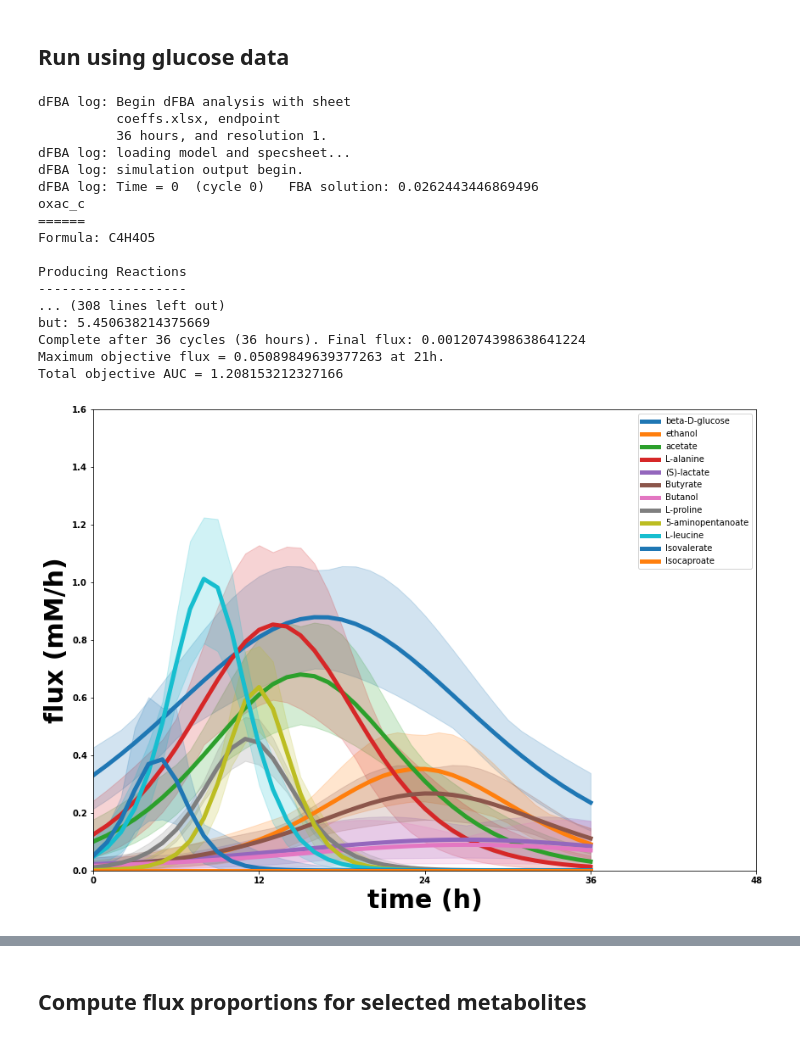
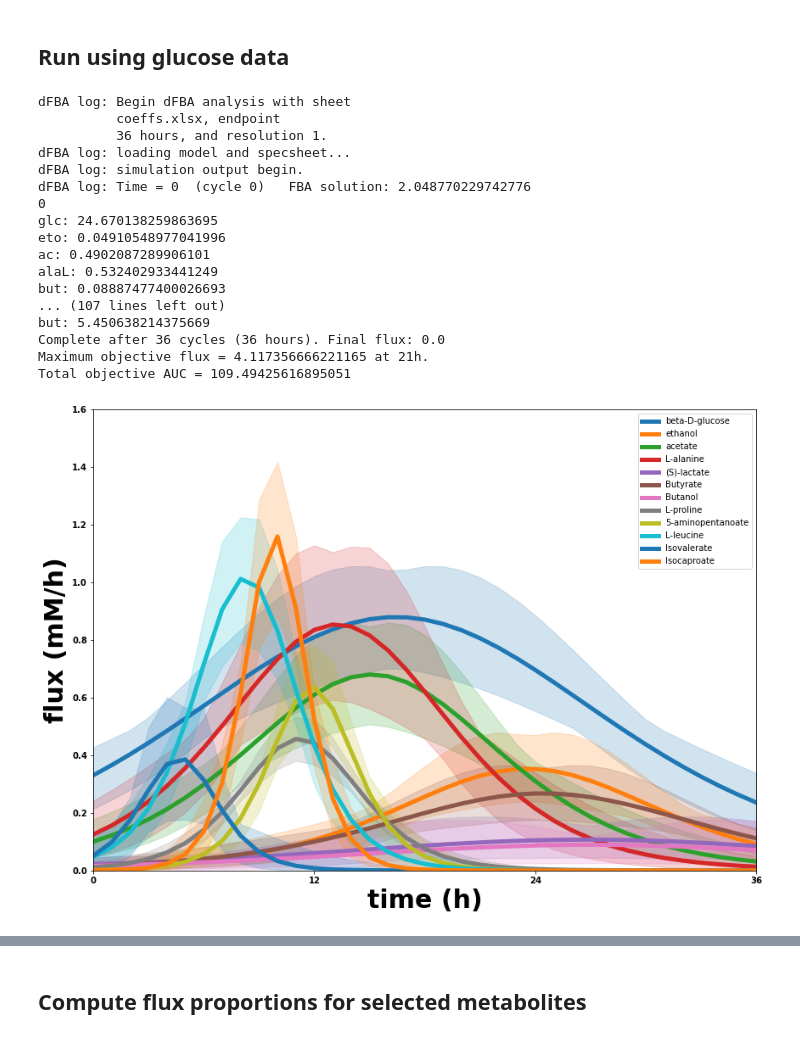
Before and after one commit to Massachusetts-Host-Microbiome-Center/nmr-cdiff, a Jupyter notebook: scripts/dfba/dfba.ipynb, the cells around one changed output, grey strips where cells are left out. Cells and saved outputs as stored; diff of their text form; code cells hidden in the pictures.

```diff
--- a/scripts/dfba/dfba.ipynb
+++ b/scripts/dfba/dfba.ipynb
@@ -110,7 +110,7 @@ def update_uptake_bounds(model, t, met, Ls, ks, x0s, Cs):
 # %% [markdown]
 ## Plot function
 # %%
-def areaplot(df, dl, du, t_max=48, y_max=1.5, ylabel='flux (mol/gDW/h)'):
+def areaplot(df, dl, du, t_max=36, y_max=1.5, ylabel='flux (mol/gDW/h)'):
     f = plt.figure(figsize=(14, 10), )#fontsize=30,
     ax = plt.axes(
         xticks=(range(0, t_max+1, 12)),
@@ -180,6 +180,16 @@ def dfba_main(specsheet, traced, modelfile='../../data/icdf843.json', t_max=48,
         if ko == 'alt':
             model.reactions.ID_336.upper_bound=0
             model.reactions.ID_336.lower_bound=0
+#             model.reactions.Sec_alaL.upper_bound=0
+            ko_met = ['alaL']
+        if ko == 'nh3':
+            model.reactions.Sec_nh3.upper_bound=0
+            ko_met = ['alaL']
+        if ko == 'N':
+            model.reactions.ID_336.upper_bound=0
+            model.reactions.ID_336.lower_bound=0
+            model.reactions.Sec_nh3.upper_bound=0
+            model.reactions.Sec_alaL.upper_bound=0
             ko_met = ['alaL']
         if ko == 'prdB':
             model.reactions.ID_314.upper_bound=0
@@ -200,6 +210,17 @@ def dfba_main(specsheet, traced, modelfile='../../data/icdf843.json', t_max=48,
 
 #     model.reactions.Sec_nh3.upper_bound=0.05
 #     model.reactions.Sec_alaL.upper_bound=1000
+
+    model.reactions.ID_508.lower_bound=0
+    model.reactions.ID_508.upper_bound=0
+    model.reactions.ID_71.lower_bound=0
+    model.reactions.ID_71.upper_bound=0
+    model.reactions.ID_220.lower_bound=0
+    model.reactions.ID_220.upper_bound=0
+    model.reactions.ID_753.lower_bound=0
+    model.reactions.ID_753.upper_bound=0
+    model.reactions.ID_217.lower_bound=0
+    model.reactions.ID_217.upper_bound=0
 
     model.objective = obj
     model.reactions.ATP_sink.upper_bound = 0
@@ -252,9 +273,19 @@ def dfba_main(specsheet, traced, modelfile='../../data/icdf843.json', t_max=48,
         else:
             for rid in traced:
                 rxnflux.at[t, model.reactions.get_by_id(rid).name] = abs(sol.fluxes[rid])
-        if i in [0, 6, 12, 24, 36, 48]:
-            print(model.metabolites.oxac_c.summary(solution=sol))
-#             print(model.metabolites.gluL_c.summary(solution=sol))
+        if i in [10]: # [0, 6, 12, 24, 36, 48]:
+            sol_v = fva(model, traced, fraction_of_optimum=0.995, loopless=True)
+            print(sol.fluxes['ATP_sink'])
+            print(model.metabolites.alaL_c.summary(solution=sol))
+            if 'ID_336' in sol_v.index:
+                print(sol_v.at['ID_336', 'minimum'])
+                print(sol_v.at['ID_336', 'maximum'])
+            print(model.reactions.ID_336.summary(fva=0.995))
+            print(model.metabolites.nh3_c.summary(solution=sol))
+            if 'ID_575' in sol_v.index:
+                print(sol_v.at['ID_575', 'minimum'])
+                print(sol_v.at['ID_575', 'maximum'])
+            print(model.reactions.ID_575.summary(fva=0.995))
 #             print(model.metabolites.glnL_c.summary(solution=sol))
             print("time = " + str(i))
             print(model.summary(solution=sol))
@@ -271,7 +302,7 @@ def dfba_main(specsheet, traced, modelfile='../../data/icdf843.json', t_max=48,
     plt.show()
     niceplot(uptakes, ylabel='flux (mM/h)')
     plt.show()
-    areaplot(signals, sign_lb, sign_ub, t_max=36, y_max=30, ylabel='concentration (mM/h)')
+    areaplot(signals, sign_lb, sign_ub, t_max=36, y_max=30, ylabel='concentration (mM)')
     plt.show()
 #     plt.savefig('../../data/uptakes.png')
     niceplot(signals, ylabel='concentration (mM)')
@@ -422,44 +453,44 @@ tracked_e = [
     "ID_36",
     "FHL2",
     "ID_280",
     "RNF-Complex",
     "ID_326",
     "ID_336",
     "ID_369",
     "ID_383",
     "BUK",
     "ID_660",
     "RXN-19534",
     "ICCoA-DHG-EB",
     "ID_314",
     "Ex_biomass",
     "ATP_sink",
 ]
 tracked = [tracked_e[i-1] for i in [1, 2, 3, 5, 7, 6, 8, 13, 14, 15, 10, 11, 12, 17]]
 dfba_main("../../data/coeffs.xlsx",
 # dfva_main("../../data/coeffs.xlsx",
           tracked,
           t_max=36,
           resolution=1,
-          obj="Ex_biomass",
-          ko='hadA'
+          obj="ATP_sink",
+          ko=None
          )
 # %% [output]
 dFBA log: Begin dFBA analysis with sheet
           coeffs.xlsx, endpoint
           36 hours, and resolution 1.
 dFBA log: loading model and specsheet...
 dFBA log: simulation output begin.
-dFBA log: Time = 0  (cycle 0)   FBA solution: 0.0262443446869496
-oxac_c
-======
-Formula: C4H4O5
-
-Producing Reactions
--------------------
-... (308 lines left out)
+dFBA log: Time = 0  (cycle 0)   FBA solution: 2.048770229742776
+0
+glc: 24.670138259863695
+eto: 0.04910548977041996
+ac: 0.4902087289906101
+alaL: 0.532402933441249
+but: 0.08887477400026693
+... (107 lines left out)
 but: 5.450638214375669
-Complete after 36 cycles (36 hours). Final flux: 0.0012074398638641224
-Maximum objective flux = 0.05089849639377263 at 21h.
-Total objective AUC = 1.208153212327166
+Complete after 36 cycles (36 hours). Final flux: 0.0
+Maximum objective flux = 4.117356666221165 at 21h.
+Total objective AUC = 109.49425616895051
-[figure, old version]
+[figure, new version]
```
Also changed, not shown: parts of 1 cell of this notebook, 4 other files.
